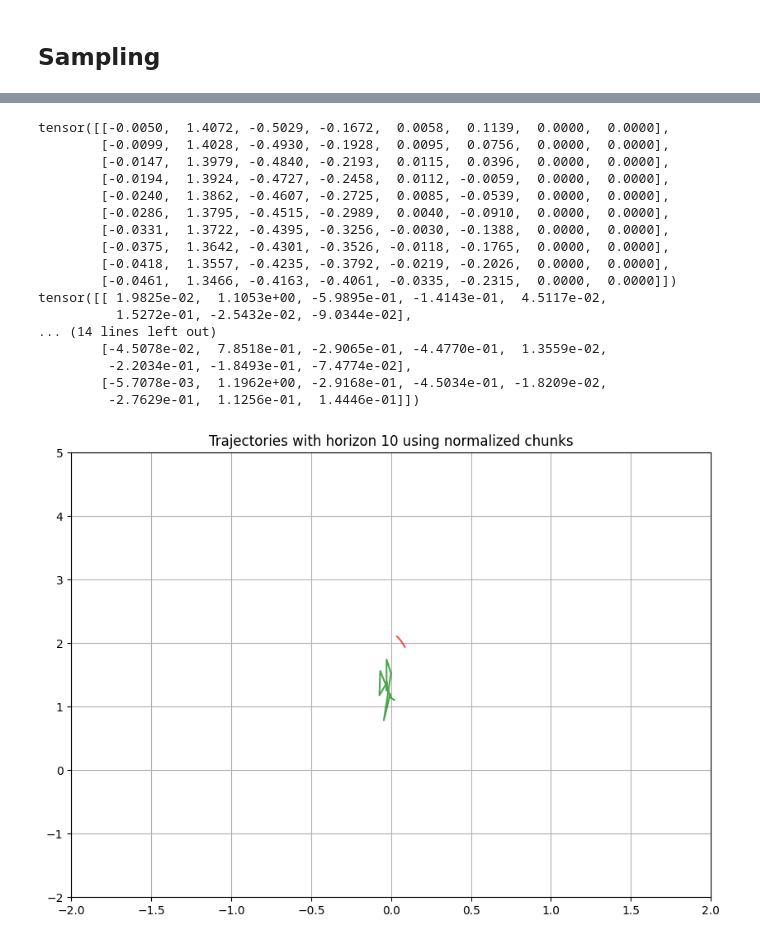
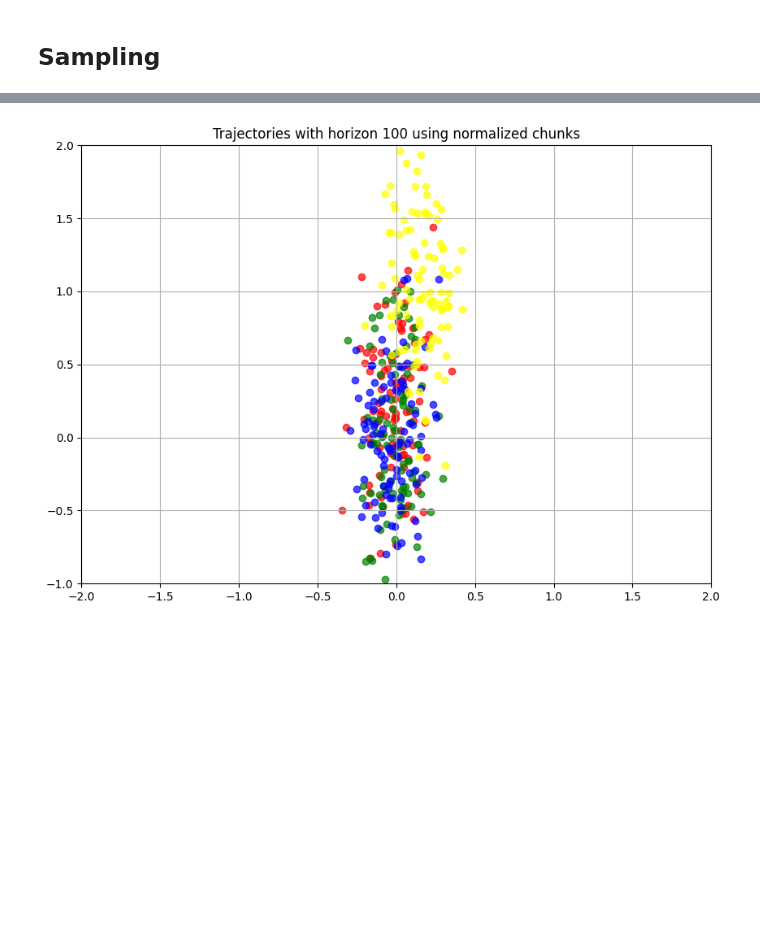
Before and after one commit to frankcholula/FRL-playground, a Jupyter notebook: src/notebooks/fm_bc.ipynb, the cells around one changed output, grey strips where cells are left out. Cells and saved outputs as stored; diff of their text form; code cells hidden in the pictures; blank space fills up the shorter version.

Commit message:
rough cleanup. modelling observations now.

```diff
--- a/src/notebooks/fm_bc.ipynb
+++ b/src/notebooks/fm_bc.ipynb
@@ -65,5 +100,5 @@ def get_dataset_stats(dataset):
 # %%
-horizon = 10
+horizon = 100
 obs_dim = 8
 action_dim = 2
 dataset_name = "LunarLanderContinuous-v3/ppo-1000-deterministic-v1"
@@ -398,17 +326,18 @@ Training finished.
 # %%
 from src.utils.loggers import WandBLogger
 
+# training parameters
 horizon = 10
 input_dim = (obs_dim + action_dim) * horizon
-dataloader = DataLoader(minari_dataset, batch_size=32, shuffle=True, collate_fn=collate_fn)
+dataloader = DataLoader(
+    minari_dataset, batch_size=32, shuffle=True, collate_fn=collate_fn
+)
 batch = next(iter(dataloader))
 normalized_chunks = create_normalized_chunks(batch, horizon, minari_dataset_stats)
 expert_chunk_to_overfit = normalized_chunks[0].to(device)
 assert expert_chunk_to_overfit.shape == (horizon * (obs_dim + action_dim),)
 
-
-# Try overfitting to a single chunk
-
+# hyperparameters
 lr = 1e-4
 num_epochs = 1000000
 print_every = 100
@@ -421,10 +350,10 @@ config = {
     "input_dim": input_dim,
     "hidden_dim": hidden_dim,
     "num_epochs": num_epochs,
-    "lr": lr
+    "lr": lr,
 }
 
-logger = WandBLogger(config = config)
+logger = WandBLogger(config=config)
 vf = MLP(input_dim=input_dim, time_dim=1, hidden_dim=hidden_dim).to(device)
 path = AffineProbPath(scheduler=CondOTScheduler())
 optim = torch.optim.Adam(vf.parameters(), lr=lr)
@@ -445,7 +374,6 @@ for i in range(num_epochs):
     loss.backward()
     optim.step()
 
-    # Add the current iteration's loss to the accumulator
     running_loss += loss.item()
     if (i + 1) % print_every == 0:
         avg_loss = running_loss / print_every
@@ -523,42 +615,13 @@ def generate_trajectory():
 # %%
 fig, ax = plt.subplots(figsize=(10, 7))
-observations, actions = generate_trajectory()
-original_obs, original_actions = unnormalize_trajectory(
-    expert_chunk_to_overfit,
-    minari_dataset_stats,
-    horizon,
-    obs_dim,
-    action_dim
-)
-print(original_obs)
 ax.set_title(f'Trajectories with horizon {horizon} using normalized chunks')
 
-assert original_obs.shape == (horizon, obs_dim)
 # visulizing trajectories
-for _ in range(1):
+for _ in range(4):
     colors = ['red', 'green', 'blue', 'yellow']
     observations, actions = generate_trajectory()
-    print(observations)
-    visualize_chunk(ax, observations, color='green',
-                    x_limits=(-2, 2), y_limits=(-2, 2), mode='line')
-    visualize_chunk(ax, expert_obs, color='red',
-                    x_limits=(-2, 2), y_limits=(-2, 5), mode='line')
+    assert observations.shape == (horizon, obs_dim)
+    visualize_chunk(ax, observations, color=colors[_ % len(colors)],
+                    x_limits=(-2, 2), y_limits=(-1, 2), mode='scatter')
 # %% [output]
-tensor([[-0.0050,  1.4072, -0.5029, -0.1672,  0.0058,  0.1139,  0.0000,  0.0000],
-        [-0.0099,  1.4028, -0.4930, -0.1928,  0.0095,  0.0756,  0.0000,  0.0000],
-        [-0.0147,  1.3979, -0.4840, -0.2193,  0.0115,  0.0396,  0.0000,  0.0000],
-        [-0.0194,  1.3924, -0.4727, -0.2458,  0.0112, -0.0059,  0.0000,  0.0000],
-        [-0.0240,  1.3862, -0.4607, -0.2725,  0.0085, -0.0539,  0.0000,  0.0000],
-        [-0.0286,  1.3795, -0.4515, -0.2989,  0.0040, -0.0910,  0.0000,  0.0000],
-        [-0.0331,  1.3722, -0.4395, -0.3256, -0.0030, -0.1388,  0.0000,  0.0000],
-        [-0.0375,  1.3642, -0.4301, -0.3526, -0.0118, -0.1765,  0.0000,  0.0000],
-        [-0.0418,  1.3557, -0.4235, -0.3792, -0.0219, -0.2026,  0.0000,  0.0000],
-        [-0.0461,  1.3466, -0.4163, -0.4061, -0.0335, -0.2315,  0.0000,  0.0000]])
-tensor([[ 1.9825e-02,  1.1053e+00, -5.9895e-01, -1.4143e-01,  4.5117e-02,
-          1.5272e-01, -2.5432e-02, -9.0344e-02],
-... (14 lines left out)
-        [-4.5078e-02,  7.8518e-01, -2.9065e-01, -4.4770e-01,  1.3559e-02,
-         -2.2034e-01, -1.8493e-01, -7.4774e-02],
-        [-5.7078e-03,  1.1962e+00, -2.9168e-01, -4.5034e-01, -1.8209e-02,
-         -2.7629e-01,  1.1256e-01,  1.4446e-01]])
-[figure, old version]
+[figure, new version]
```
Also changed, not shown: parts of 24 cells of this notebook.
